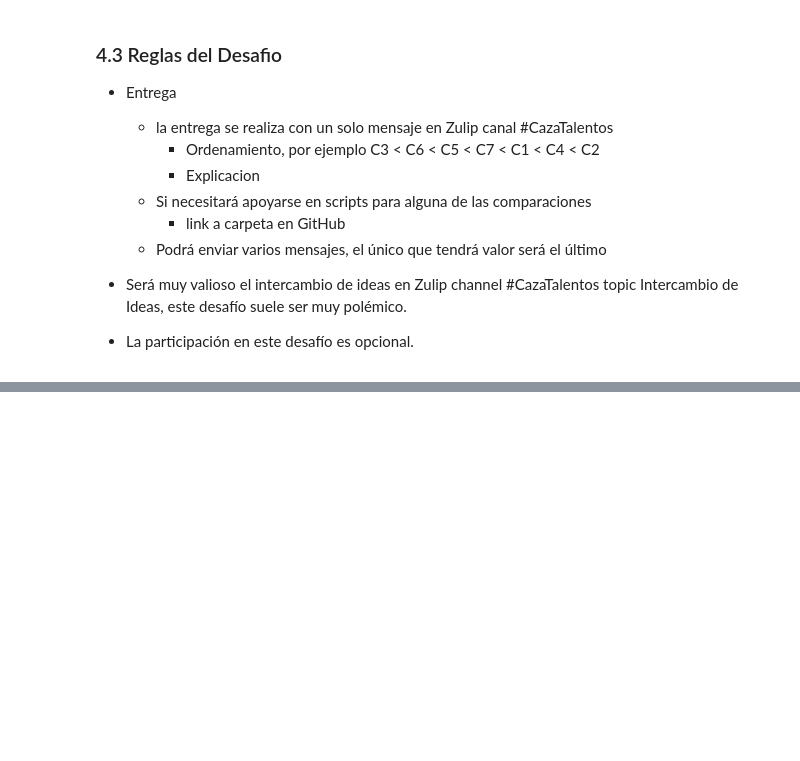
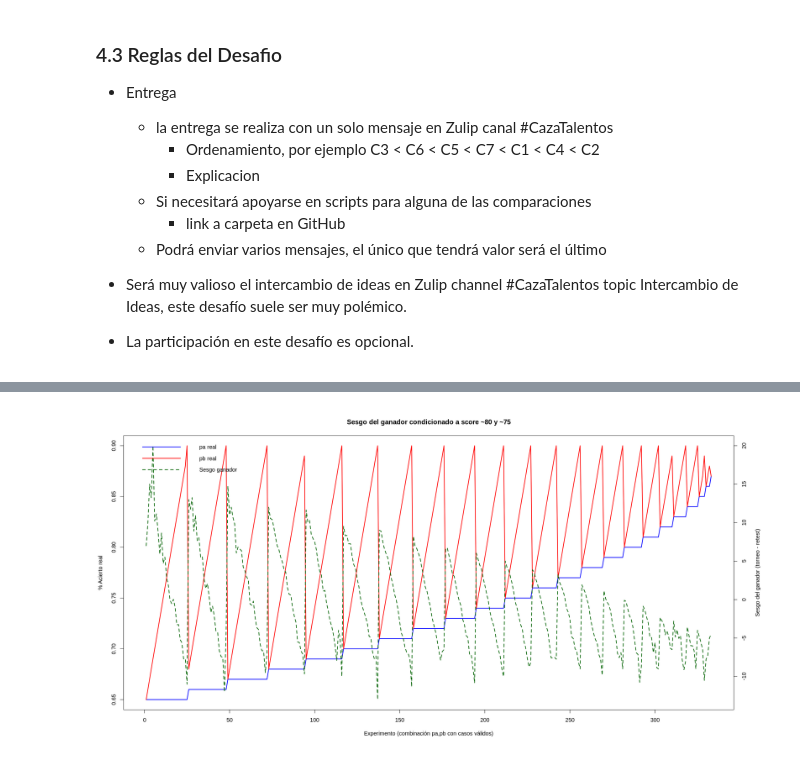
Before and after one commit to ssmito/dmeyf2026, a Jupyter notebook: CazaTalentos/CazaTalentos.ipynb, the cells around one changed output, grey strips where cells are left out. Saved outputs shown, nothing was run; the diff lists cells and outputs as text; code cells hidden in the pictures; blank space fills up the shorter version.

```diff
--- a/CazaTalentos/CazaTalentos.ipynb
+++ b/CazaTalentos/CazaTalentos.ipynb
@@ -692,0 +864,29 @@ La entrenadora de la gran ciudad NO quiere traer a la elegida de cada cazatalent
+# %%
+# ------------------------------------------------------------
+# PLOT: eje X = experimento (fila de 'resultados'),
+#       eje Y1 = p1 y p2 real, eje Y2 = sesgo del ganador
+# ------------------------------------------------------------
+options(repr.plot.width = 20, repr.plot.height = 10)
+x <- 1:nrow(resultados)
+
+par(mar = c(5, 4, 4, 5) + 0.1)
+
+plot(x, resultados$pa, type = "l", col = "blue", lwd = 2,
+     ylim = range(c(resultados$pa, resultados$pb)),
+     xlab = "Experimento (combinación pa,pb con casos válidos)",
+     ylab = "% Acierto real",
+     main = "Sesgo del ganador condicionado a score ~80 y ~75")
+lines(x, resultados$pb, col = "red", lwd = 2)
+
+par(new = TRUE)
+plot(x, resultados$sesgo_promedio, type = "l", col = "darkgreen", lwd = 2, lty = 2,
+     axes = FALSE, xlab = "", ylab = "")
+axis(side = 4)
+mtext("Sesgo del ganador (torneo - retest)", side = 4, line = 3)
+
+legend("topleft",
+       legend = c("pa real", "pb real", "Sesgo ganador"),
+       col = c("blue", "red", "darkgreen"),
+       lty = c(1, 1, 2), lwd = 2, bty = "n")
+# %% [output]
+[figure, added]
```
Also changed, not shown: parts of 8 cells of this notebook.
